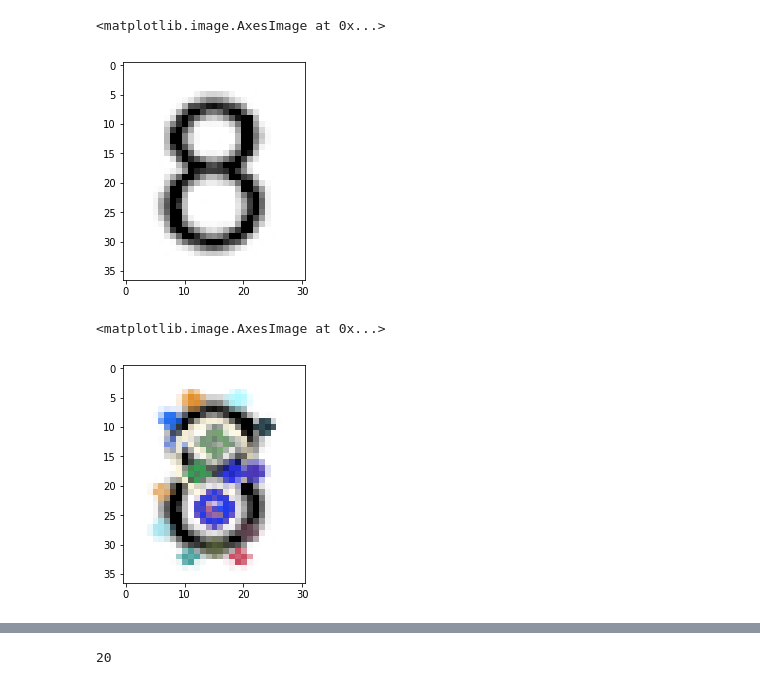
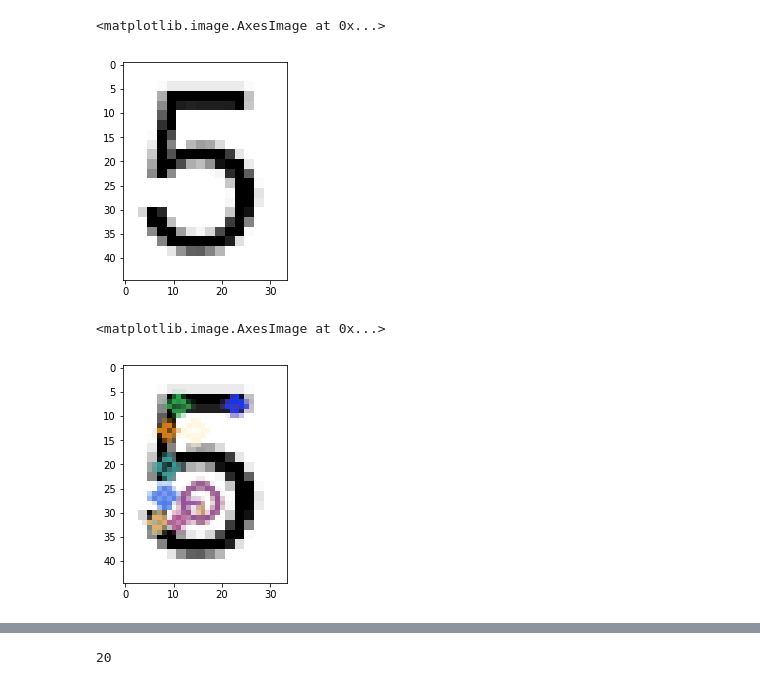
Before and after one commit to coolmich/coco, a Jupyter notebook: clock_algo/playground.ipynb, the cells around one changed output, grey strips where cells are left out. Saved outputs shown, nothing was run; the diff lists cells and outputs as text; code cells hidden in the pictures.

```diff
--- a/clock_algo/playground.ipynb
+++ b/clock_algo/playground.ipynb
@@ -20,9 +20,9 @@ plt.imshow(img, cmap='gray')
 # %%
-num2 = cv2.cvtColor(cv2.imread('clocks/num8.png'), cv2.COLOR_BGR2GRAY)
+num2 = cv2.cvtColor(cv2.imread('clocks/num5.png'), cv2.COLOR_BGR2GRAY)
 plt.imshow(num2, cmap='gray')
 # %% [output]
 <matplotlib.image.AxesImage at 0x...>
-[figure, old version]
+[figure, new version]
 # %%
 sift2 = cv2.xfeatures2d.SIFT_create()
 kp2, des2 = sift2.detectAndCompute(num2,None)
@@ -30,7 +30,7 @@ img2=cv2.drawKeypoints(num2,kp2,num2,flags=cv2.DRAW_MATCHES_FLAGS_DRAW_RICH_KEYP
 plt.imshow(img2, cmap='gray')
 # %% [output]
 <matplotlib.image.AxesImage at 0x...>
-[figure, old version]
+[figure, new version]
 # %%
 # create BFMatcher object
 bf = cv2.BFMatcher(cv2.NORM_L2, crossCheck=False)
```
Also changed, not shown: parts of 15 cells of this notebook, 2 other files.
